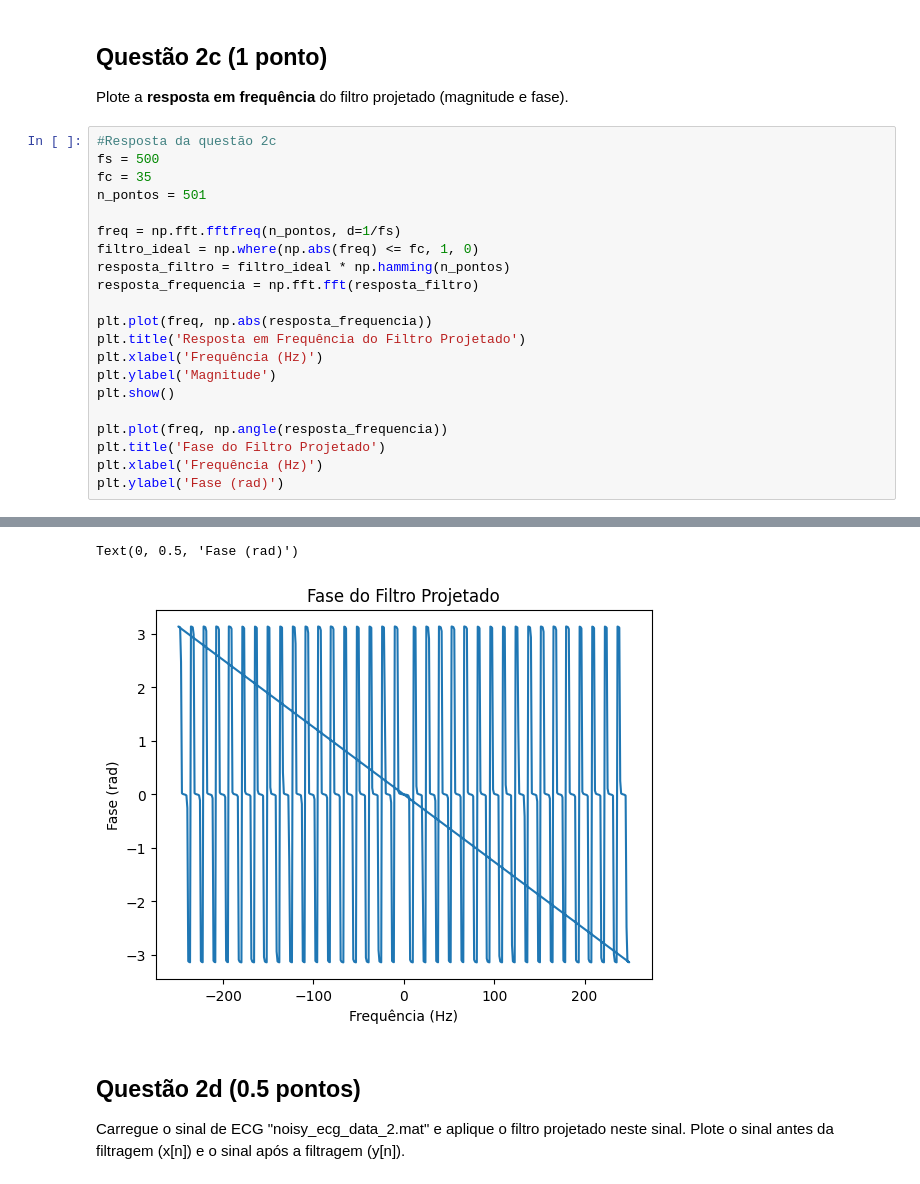
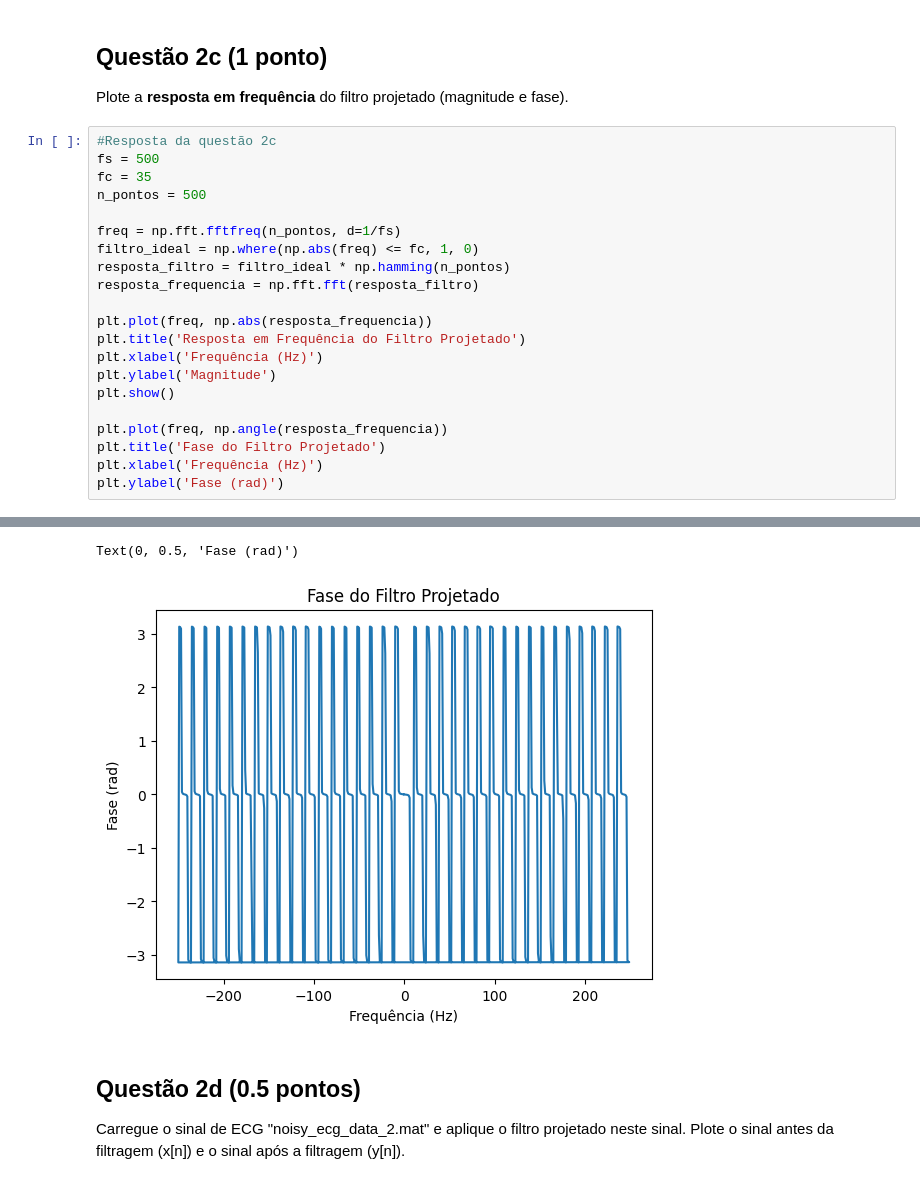
Before and after one commit to leopcortes/unb, a Jupyter notebook: sstd/Projeto2/200030582-projeto2.ipynb, the cells around one changed output, grey strips where cells are left out. Saved outputs shown, nothing was run; the diff lists cells and outputs as text.

```diff
--- a/sstd/Projeto2/200030582-projeto2.ipynb
+++ b/sstd/Projeto2/200030582-projeto2.ipynb
@@ -142,28 +143,28 @@ Plote a **resposta em frequência** do filtro projetado (magnitude e fase).
 # %%
 #Resposta da questão 2c
 fs = 500
 fc = 35
-n_pontos = 501
+n_pontos = 500
 
 freq = np.fft.fftfreq(n_pontos, d=1/fs)
 filtro_ideal = np.where(np.abs(freq) <= fc, 1, 0)
 resposta_filtro = filtro_ideal * np.hamming(n_pontos)
 resposta_frequencia = np.fft.fft(resposta_filtro)
 
 plt.plot(freq, np.abs(resposta_frequencia))
 plt.title('Resposta em Frequência do Filtro Projetado')
 plt.xlabel('Frequência (Hz)')
 plt.ylabel('Magnitude')
 plt.show()
 
 plt.plot(freq, np.angle(resposta_frequencia))
 plt.title('Fase do Filtro Projetado')
 plt.xlabel('Frequência (Hz)')
 plt.ylabel('Fase (rad)')
 # %% [output]
 [figure]
 Text(0, 0.5, 'Fase (rad)')
-[figure, old version]
+[figure, new version]
 # %% [markdown]
 ## Questão 2d (0.5  pontos)
 
```
Also changed, not shown: parts of 5 cells of this notebook.
